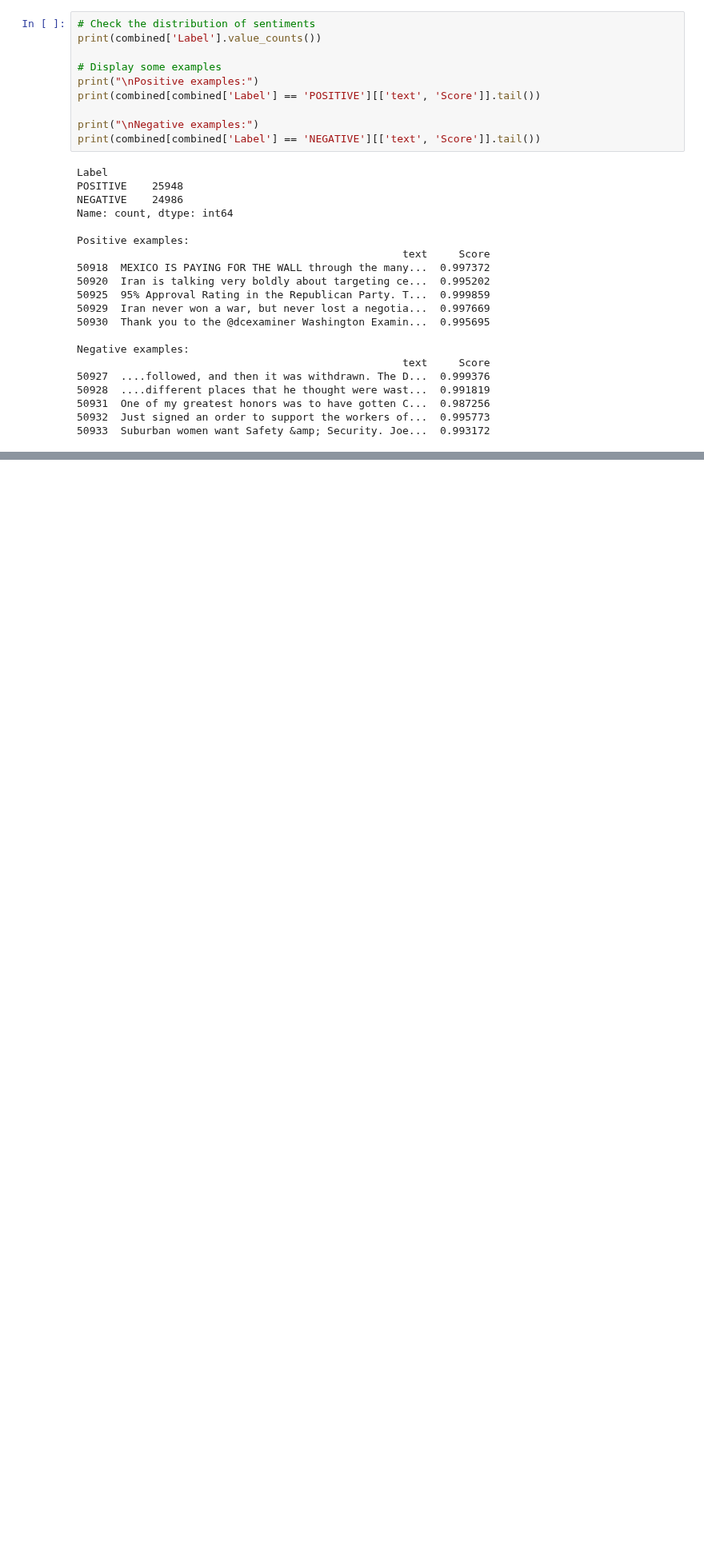
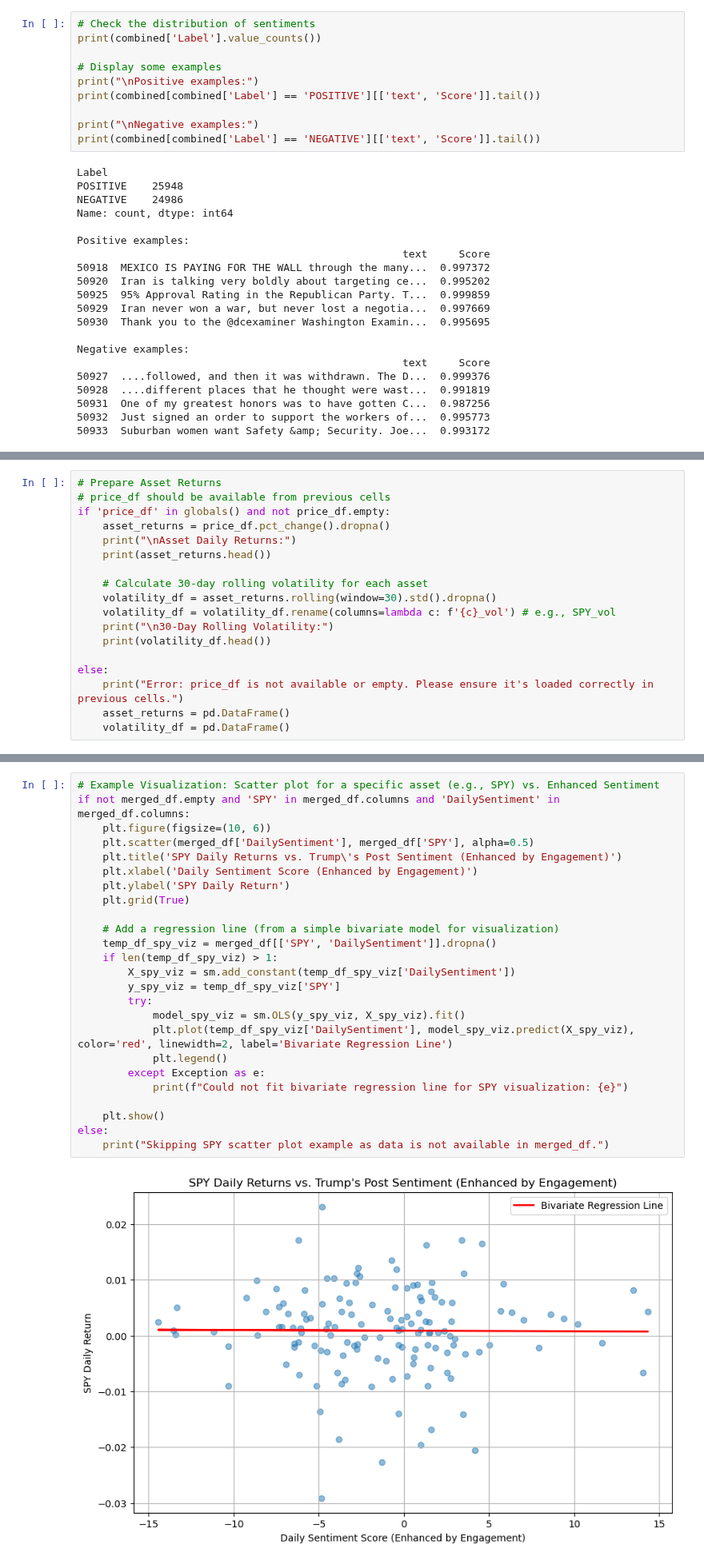
Before and after one commit to Kunj121/MacroFinance_HW2, a Jupyter notebook: project/trump_tweets.ipynb, the cells around one changed output, grey strips where cells are left out. Shown at 80% size. Saved outputs shown, nothing was run; the diff lists cells and outputs as text; blank space fills up the shorter version.

```diff
--- a/project/trump_tweets.ipynb
+++ b/project/trump_tweets.ipynb
@@ -176,0 +313,18 @@ Negative examples:
+# %%
+# Prepare Asset Returns
+# price_df should be available from previous cells
+if 'price_df' in globals() and not price_df.empty:
+    asset_returns = price_df.pct_change().dropna()
+    print("\nAsset Daily Returns:")
+    print(asset_returns.head())
+
+    # Calculate 30-day rolling volatility for each asset
+    volatility_df = asset_returns.rolling(window=30).std().dropna()
+    volatility_df = volatility_df.rename(columns=lambda c: f'{c}_vol') # e.g., SPY_vol
+    print("\n30-Day Rolling Volatility:")
+    print(volatility_df.head())
+
+else:
+    print("Error: price_df is not available or empty. Please ensure it's loaded correctly in previous cells.")
+    asset_returns = pd.DataFrame()
+    volatility_df = pd.DataFrame()
@@ -176,0 +504,27 @@ Negative examples:
+# %%
+# Example Visualization: Scatter plot for a specific asset (e.g., SPY) vs. Enhanced Sentiment
+if not merged_df.empty and 'SPY' in merged_df.columns and 'DailySentiment' in merged_df.columns:
+    plt.figure(figsize=(10, 6))
+    plt.scatter(merged_df['DailySentiment'], merged_df['SPY'], alpha=0.5)
+    plt.title('SPY Daily Returns vs. Trump\'s Post Sentiment (Enhanced by Engagement)')
+    plt.xlabel('Daily Sentiment Score (Enhanced by Engagement)')
+    plt.ylabel('SPY Daily Return')
+    plt.grid(True)
+
+    # Add a regression line (from a simple bivariate model for visualization)
+    temp_df_spy_viz = merged_df[['SPY', 'DailySentiment']].dropna()
+    if len(temp_df_spy_viz) > 1:
+        X_spy_viz = sm.add_constant(temp_df_spy_viz['DailySentiment'])
+        y_spy_viz = temp_df_spy_viz['SPY']
+        try:
+            model_spy_viz = sm.OLS(y_spy_viz, X_spy_viz).fit()
+            plt.plot(temp_df_spy_viz['DailySentiment'], model_spy_viz.predict(X_spy_viz), color='red', linewidth=2, label='Bivariate Regression Line')
+            plt.legend()
+        except Exception as e:
+            print(f"Could not fit bivariate regression line for SPY visualization: {e}")
+
+    plt.show()
+else:
+    print("Skipping SPY scatter plot example as data is not available in merged_df.")
+# %% [output]
+[figure, added]
```
Also changed, not shown: parts of 13 cells of this notebook, 1 other file.
